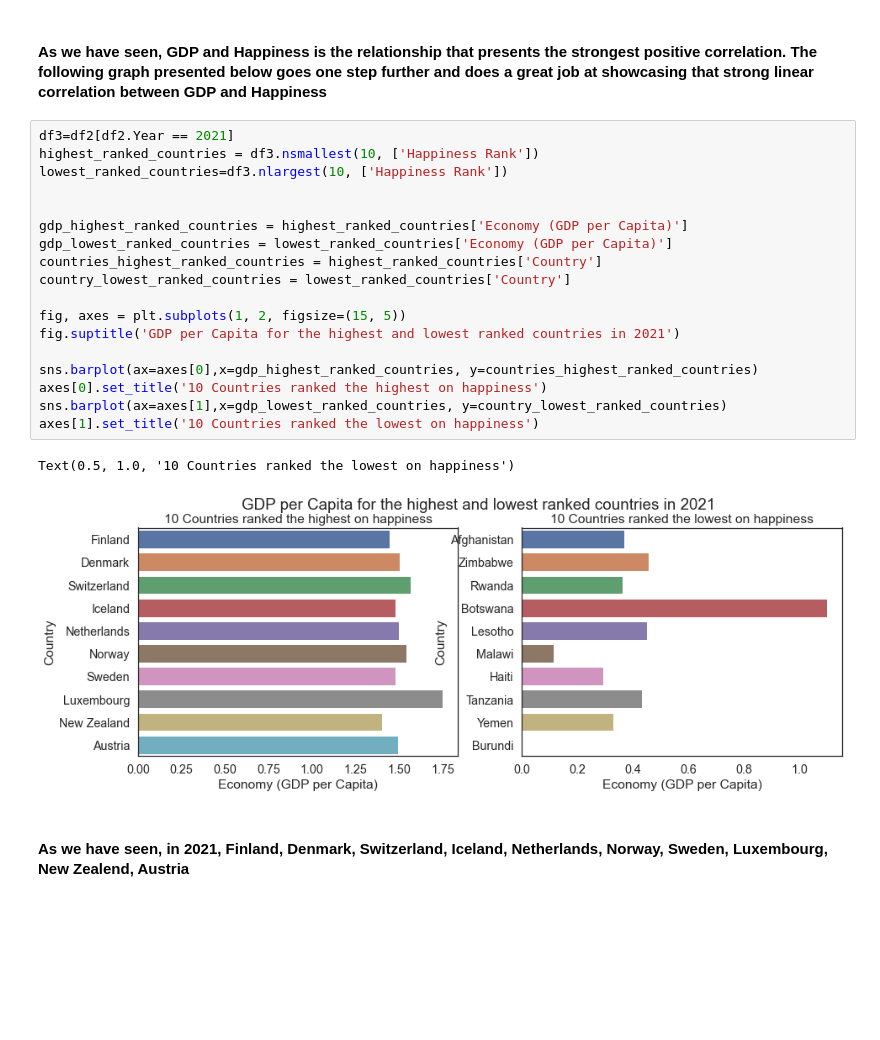
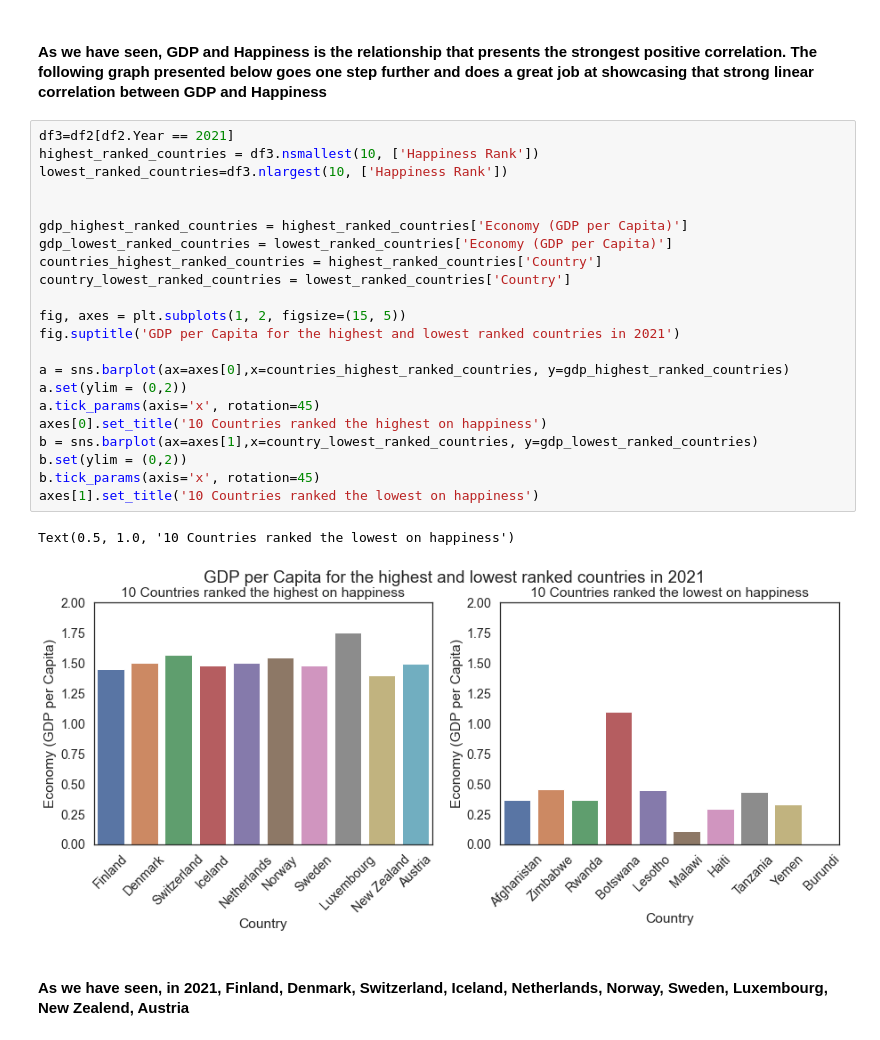
Before and after one commit to ubco-W2022T1-cosc301/project-group47, a Jupyter notebook: notebooks/analysis1.ipynb, the cells around one changed output. Drawn from its saved outputs; the diff is of its cells as text; blank space fills up the shorter version.

Commit message:
fixed figure 3

```diff
--- a/notebooks/analysis1.ipynb
+++ b/notebooks/analysis1.ipynb
@@ -301,24 +301,28 @@ Text(0.5, 1.0, 'Happiness vs GDP')
 # %%
 df3=df2[df2.Year == 2021]
 highest_ranked_countries = df3.nsmallest(10, ['Happiness Rank'])
 lowest_ranked_countries=df3.nlargest(10, ['Happiness Rank'])
 
 
 gdp_highest_ranked_countries = highest_ranked_countries['Economy (GDP per Capita)']
 gdp_lowest_ranked_countries = lowest_ranked_countries['Economy (GDP per Capita)']
 countries_highest_ranked_countries = highest_ranked_countries['Country']
 country_lowest_ranked_countries = lowest_ranked_countries['Country']
 
 fig, axes = plt.subplots(1, 2, figsize=(15, 5))
 fig.suptitle('GDP per Capita for the highest and lowest ranked countries in 2021')
 
-sns.barplot(ax=axes[0],x=gdp_highest_ranked_countries, y=countries_highest_ranked_countries)
+a = sns.barplot(ax=axes[0],x=countries_highest_ranked_countries, y=gdp_highest_ranked_countries)
+a.set(ylim = (0,2))
+a.tick_params(axis='x', rotation=45)
 axes[0].set_title('10 Countries ranked the highest on happiness')
-sns.barplot(ax=axes[1],x=gdp_lowest_ranked_countries, y=country_lowest_ranked_countries)
+b = sns.barplot(ax=axes[1],x=country_lowest_ranked_countries, y=gdp_lowest_ranked_countries)
+b.set(ylim = (0,2))
+b.tick_params(axis='x', rotation=45)
 axes[1].set_title('10 Countries ranked the lowest on happiness')
 # %% [output]
 Text(0.5, 1.0, '10 Countries ranked the lowest on happiness')
-[figure, old version]
+[figure, new version]
 # %% [markdown]
 #### As we have seen, in 2021, Finland, Denmark, Switzerland, Iceland, Netherlands, Norway, Sweden, Luxembourg, New Zealend, Austria
 # %%
```
